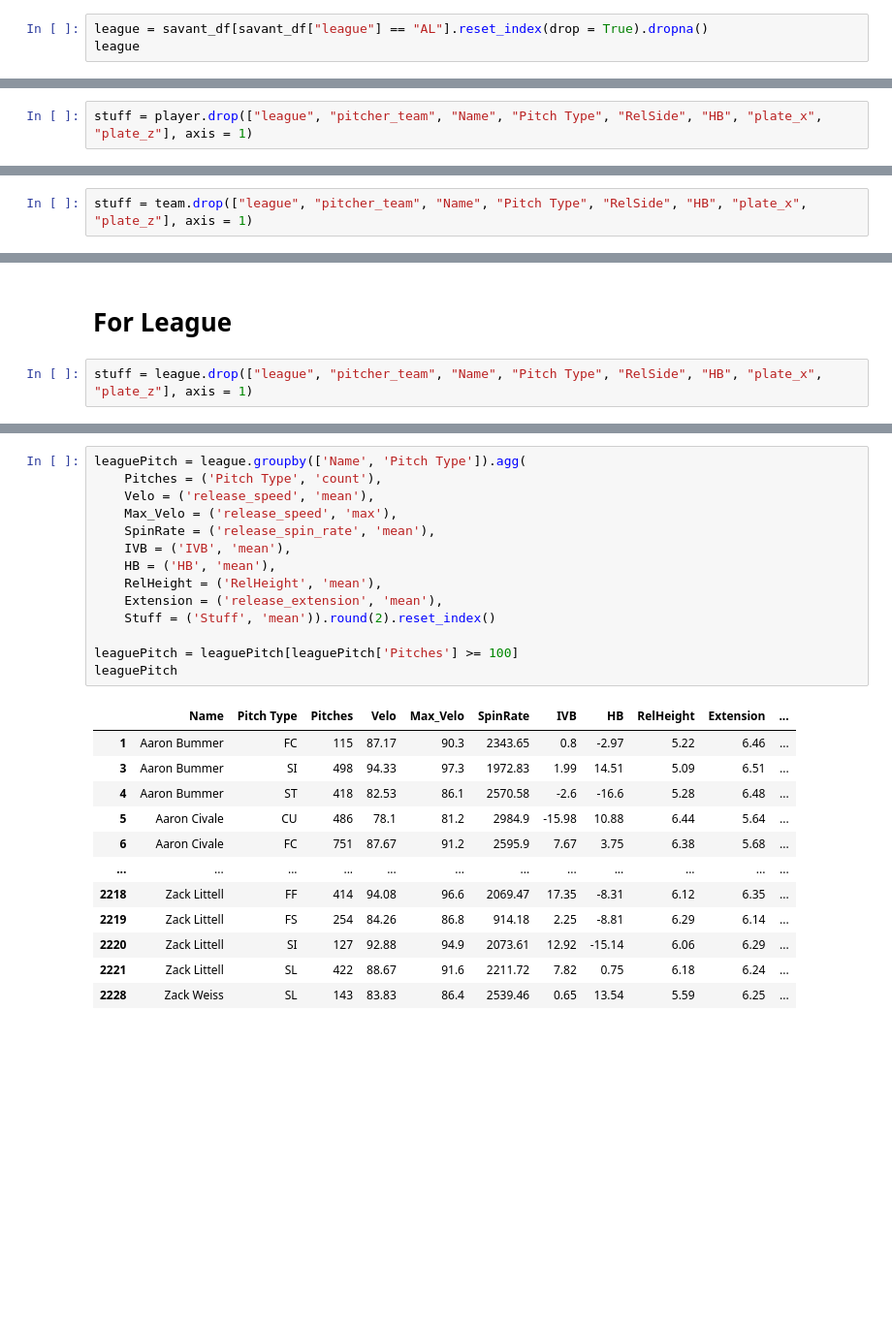
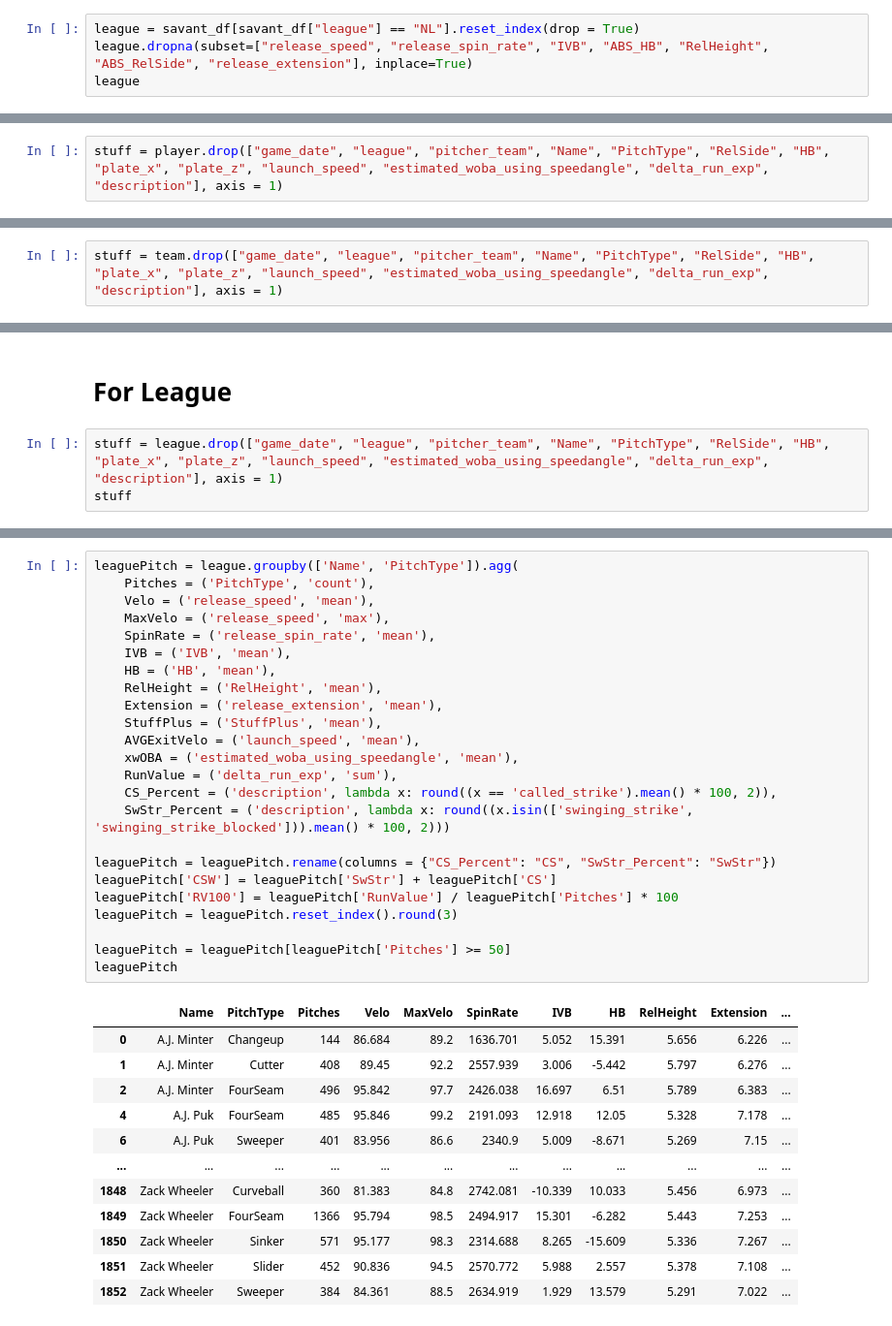
Before and after one commit to Cbkaplinger/Random-Projects, a Jupyter notebook: MLB/MLBStuffPlus.ipynb, the cells around one changed output, grey strips where cells are left out. Shown at 97% size. Cells and saved outputs as stored; diff of their text form; blank space fills up the shorter version.

```diff
--- a/MLB/MLBStuffPlus.ipynb
+++ b/MLB/MLBStuffPlus.ipynb
@@ -265,4 +285,5 @@ team
 # %%
-league = savant_df[savant_df["league"] == "AL"].reset_index(drop = True).dropna()
+league = savant_df[savant_df["league"] == "NL"].reset_index(drop = True)
+league.dropna(subset=["release_speed", "release_spin_rate", "IVB", "ABS_HB", "RelHeight", "ABS_RelSide", "release_extension"], inplace=True)
 league
 # %% [output]
@@ -282,6 +303,6 @@ league
 # %% [markdown]
 # For Players
 # %%
-stuff = player.drop(["league", "pitcher_team", "Name", "Pitch Type", "RelSide", "HB", "plate_x", "plate_z"], axis = 1)
+stuff = player.drop(["game_date", "league", "pitcher_team", "Name", "PitchType", "RelSide", "HB", "plate_x", "plate_z", "launch_speed", "estimated_woba_using_speedangle", "delta_run_exp", "description"], axis = 1)
 # %%
 for i in range(len(player)):
@@ -334,6 +355,6 @@ player_grouped
 # %% [markdown]
 # For Teams
 # %%
-stuff = team.drop(["league", "pitcher_team", "Name", "Pitch Type", "RelSide", "HB", "plate_x", "plate_z"], axis = 1)
+stuff = team.drop(["game_date", "league", "pitcher_team", "Name", "PitchType", "RelSide", "HB", "plate_x", "plate_z", "launch_speed", "estimated_woba_using_speedangle", "delta_run_exp", "description"], axis = 1)
 # %%
 for i in range(len(team)):
@@ -439,4 +460,5 @@ overall
 # %% [markdown]
 # For League
 # %%
-stuff = league.drop(["league", "pitcher_team", "Name", "Pitch Type", "RelSide", "HB", "plate_x", "plate_z"], axis = 1)
+stuff = league.drop(["game_date", "league", "pitcher_team", "Name", "PitchType", "RelSide", "HB", "plate_x", "plate_z", "launch_speed", "estimated_woba_using_speedangle", "delta_run_exp", "description"], axis = 1)
+stuff
@@ -470,27 +506,37 @@ for i in range(len(league)):
 # %%
-leaguePitch = league.groupby(['Name', 'Pitch Type']).agg(
-    Pitches = ('Pitch Type', 'count'),
+leaguePitch = league.groupby(['Name', 'PitchType']).agg(
+    Pitches = ('PitchType', 'count'),
     Velo = ('release_speed', 'mean'),
-    Max_Velo = ('release_speed', 'max'),
+    MaxVelo = ('release_speed', 'max'),
     SpinRate = ('release_spin_rate', 'mean'),
     IVB = ('IVB', 'mean'),
     HB = ('HB', 'mean'),
     RelHeight = ('RelHeight', 'mean'),
     Extension = ('release_extension', 'mean'),
-    Stuff = ('Stuff', 'mean')).round(2).reset_index()
+    StuffPlus = ('StuffPlus', 'mean'),
+    AVGExitVelo = ('launch_speed', 'mean'),
+    xwOBA = ('estimated_woba_using_speedangle', 'mean'),
+    RunValue = ('delta_run_exp', 'sum'),
+    CS_Percent = ('description', lambda x: round((x == 'called_strike').mean() * 100, 2)),
+    SwStr_Percent = ('description', lambda x: round((x.isin(['swinging_strike', 'swinging_strike_blocked'])).mean() * 100, 2)))
 
-leaguePitch = leaguePitch[leaguePitch['Pitches'] >= 100]
+leaguePitch = leaguePitch.rename(columns = {"CS_Percent": "CS", "SwStr_Percent": "SwStr"})
+leaguePitch['CSW'] = leaguePitch['SwStr'] + leaguePitch['CS']
+leaguePitch['RV100'] = leaguePitch['RunValue'] / leaguePitch['Pitches'] * 100
+leaguePitch = leaguePitch.reset_index().round(3)
+
+leaguePitch = leaguePitch[leaguePitch['Pitches'] >= 50]
 leaguePitch
 # %% [output]
-|  | Name | Pitch Type | Pitches | Velo | Max_Velo | SpinRate | IVB | HB | RelHeight | Extension | ... |
-| 1 | Aaron Bummer | FC | 115 | 87.17 | 90.3 | 2343.65 | 0.8 | -2.97 | 5.22 | 6.46 | ... |
-| 3 | Aaron Bummer | SI | 498 | 94.33 | 97.3 | 1972.83 | 1.99 | 14.51 | 5.09 | 6.51 | ... |
-| 4 | Aaron Bummer | ST | 418 | 82.53 | 86.1 | 2570.58 | -2.6 | -16.6 | 5.28 | 6.48 | ... |
-| 5 | Aaron Civale | CU | 486 | 78.1 | 81.2 | 2984.9 | -15.98 | 10.88 | 6.44 | 5.64 | ... |
-| 6 | Aaron Civale | FC | 751 | 87.67 | 91.2 | 2595.9 | 7.67 | 3.75 | 6.38 | 5.68 | ... |
+|  | Name | PitchType | Pitches | Velo | MaxVelo | SpinRate | IVB | HB | RelHeight | Extension | ... |
+| 0 | A.J. Minter | Changeup | 144 | 86.684 | 89.2 | 1636.701 | 5.052 | 15.391 | 5.656 | 6.226 | ... |
+| 1 | A.J. Minter | Cutter | 408 | 89.45 | 92.2 | 2557.939 | 3.006 | -5.442 | 5.797 | 6.276 | ... |
+| 2 | A.J. Minter | FourSeam | 496 | 95.842 | 97.7 | 2426.038 | 16.697 | 6.51 | 5.789 | 6.383 | ... |
+| 4 | A.J. Puk | FourSeam | 485 | 95.846 | 99.2 | 2191.093 | 12.918 | 12.05 | 5.328 | 7.178 | ... |
+| 6 | A.J. Puk | Sweeper | 401 | 83.956 | 86.6 | 2340.9 | 5.009 | -8.671 | 5.269 | 7.15 | ... |
 | ... | ... | ... | ... | ... | ... | ... | ... | ... | ... | ... | ... |
-| 2218 | Zack Littell | FF | 414 | 94.08 | 96.6 | 2069.47 | 17.35 | -8.31 | 6.12 | 6.35 | ... |
-| 2219 | Zack Littell | FS | 254 | 84.26 | 86.8 | 914.18 | 2.25 | -8.81 | 6.29 | 6.14 | ... |
-| 2220 | Zack Littell | SI | 127 | 92.88 | 94.9 | 2073.61 | 12.92 | -15.14 | 6.06 | 6.29 | ... |
-| 2221 | Zack Littell | SL | 422 | 88.67 | 91.6 | 2211.72 | 7.82 | 0.75 | 6.18 | 6.24 | ... |
-| 2228 | Zack Weiss | SL | 143 | 83.83 | 86.4 | 2539.46 | 0.65 | 13.54 | 5.59 | 6.25 | ... |
+| 1848 | Zack Wheeler | Curveball | 360 | 81.383 | 84.8 | 2742.081 | -10.339 | 10.033 | 5.456 | 6.973 | ... |
+| 1849 | Zack Wheeler | FourSeam | 1366 | 95.794 | 98.5 | 2494.917 | 15.301 | -6.282 | 5.443 | 7.253 | ... |
+| 1850 | Zack Wheeler | Sinker | 571 | 95.177 | 98.3 | 2314.688 | 8.265 | -15.609 | 5.336 | 7.267 | ... |
+| 1851 | Zack Wheeler | Slider | 452 | 90.836 | 94.5 | 2570.772 | 5.988 | 2.557 | 5.378 | 7.108 | ... |
+| 1852 | Zack Wheeler | Sweeper | 384 | 84.361 | 88.5 | 2634.919 | 1.929 | 13.579 | 5.291 | 7.022 | ... |
```
Also changed, not shown: parts of 38 cells of this notebook, 13 other files.
